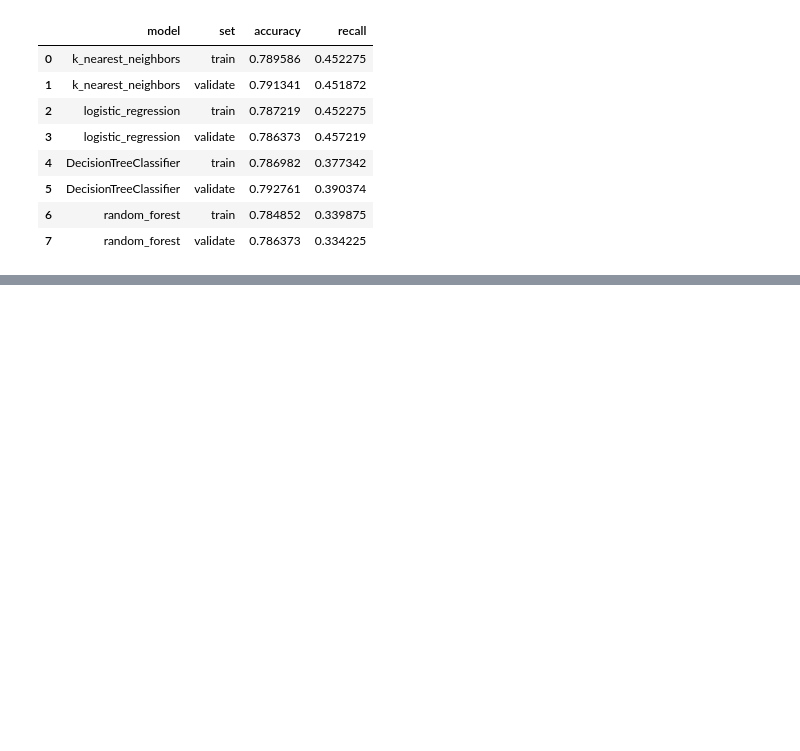
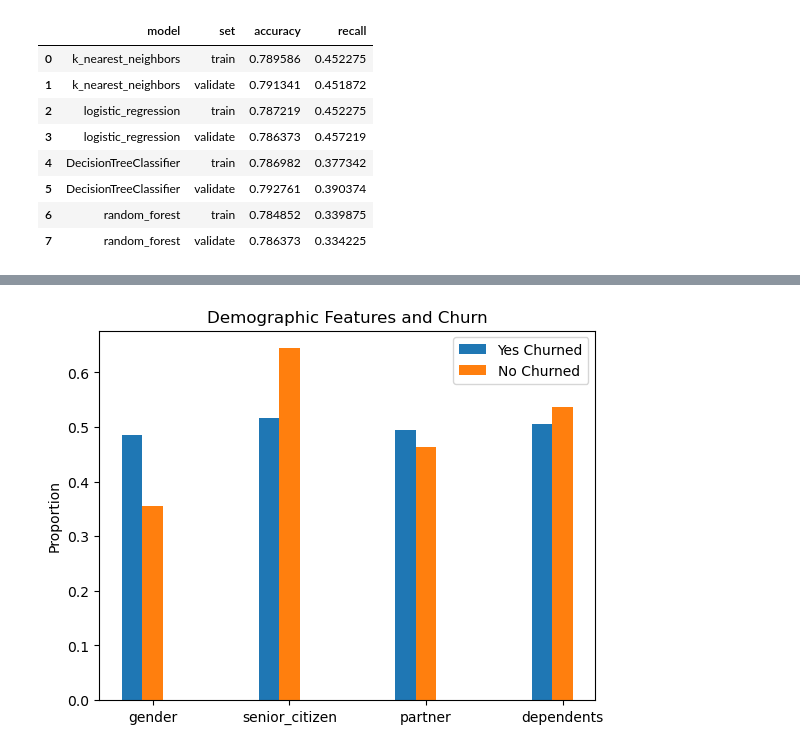
Before and after one commit to scottbarnett97/Telco-Classification-Project, a Jupyter notebook: telco_workbook.ipynb, the cells around one changed output, grey strips where cells are left out. Cells and saved outputs as stored; diff of their text form; code cells hidden in the pictures; blank space fills up the shorter version.

```diff
--- a/telco_workbook.ipynb
+++ b/telco_workbook.ipynb
@@ -1724,0 +1857,46 @@ results
+# %%
+import numpy as np
+import pandas as pd
+import matplotlib.pyplot as plt
+
+def combined_bar_plot(df, columns_to_plot, super_title):
+    """
+    Plots a combined bar plot with sub-grouped bars for binary variables
+    :param df: DataFrame with the data
+    :param columns_to_plot: list of column names to plot
+    :param super_title: super title of the plot
+    :return: None
+    """
+    # prepare data
+    groups = ['Yes', 'No']
+    data = []
+    for col in columns_to_plot:
+        col_data = []
+        for group in groups:
+            col_data.append(df.loc[df['churn'] == group, col].value_counts(normalize=True)[1])
+            col_data.append(df.loc[df['churn'] == group, col].value_counts(normalize=True)[0])
+        data.append(col_data)
+
+    # plot data
+    fig, ax = plt.subplots()
+    width = 0.15
+    x = np.arange(len(columns_to_plot))
+    for i in range(len(groups)):
+        ax.bar(x + i*width, data[i*2], width, label=groups[i]+' Churned')
+
+
+    ax.set_xticks(x+width)
+    ax.set_xticklabels(columns_to_plot)
+    ax.set_ylabel('Proportion')
+    ax.set_title(super_title)
+    ax.legend()
+
+    plt.show()
+# %%
+demographic_columns = ['gender', 'senior_citizen', 'partner', 'dependents']
+
+# stacked plot of demographic columns
+
+combined_bar_plot(train,demographic_columns, 'Demographic Features and Churn')
+# %% [output]
+[figure, added]
```
Also changed, not shown: parts of 7 cells of this notebook, 3 other files.
